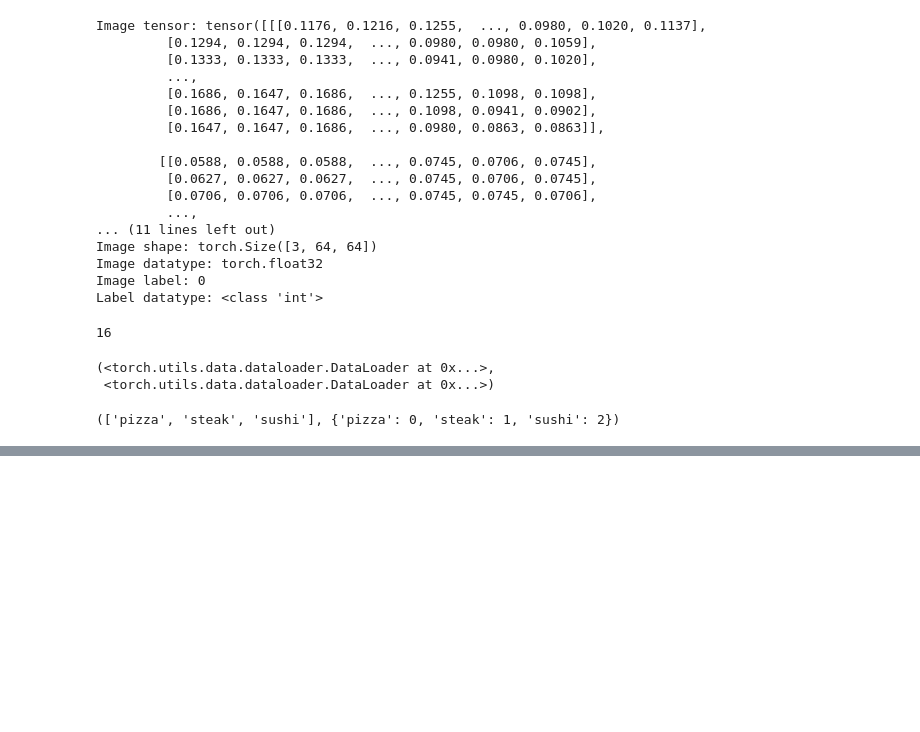
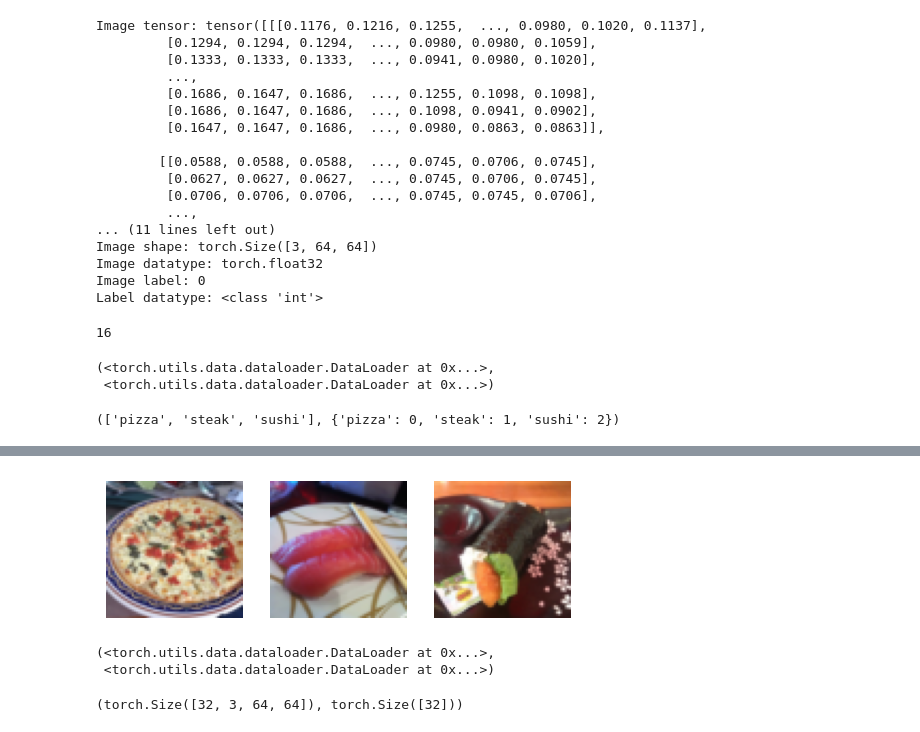
Before and after one commit to LeonardPuettmann/pytorch-deep-learning, a Jupyter notebook: 04_custom_datasets.ipynb, the cells around one changed output, grey strips where cells are left out. Drawn from its saved outputs; the diff is of its cells as text; code cells hidden in the pictures; blank space fills up the shorter version.

```diff
--- a/04_custom_datasets.ipynb
+++ b/04_custom_datasets.ipynb
@@ -298,0 +349,6 @@ train_data.classes, train_data.class_to_idx
+# %%
+train_tranforms = transforms.Compose([
+    transforms.Resize(size=(64, 64)),
+    transforms.RandomHorizontalFlip(p=0.05),
+    transforms.ToTensor()
+])
@@ -298,0 +427,37 @@ train_data.classes, train_data.class_to_idx
+# %%
+display_random_images(
+    train_data_custom,
+    n=3,
+    classes=class_names,
+    seed=None
+)
+# %% [output]
+[figure, added]
+# %%
+from torch.utils.data import DataLoader
+
+BATCH_SIZE = 32
+
+train_dataloader_custom = DataLoader(
+    dataset=train_data_custom,
+    batch_size=BATCH_SIZE,
+    num_workers=0,
+    shuffle=True
+)
+
+test_dataloader_custom = DataLoader(
+    dataset=test_data_custom,
+    batch_size=BATCH_SIZE,
+    num_workers=0,
+    shuffle=False
+)
+
+train_dataloader_custom, test_dataloader_custom
+# %% [output]
+(<torch.utils.data.dataloader.DataLoader at 0x...>,
+ <torch.utils.data.dataloader.DataLoader at 0x...>)
+# %%
+img_custom, label_custom = next(iter(train_dataloader_custom))
+img_custom.shape, label_custom.shape
+# %% [output]
+(torch.Size([32, 3, 64, 64]), torch.Size([32]))
```
Also changed, not shown: parts of 38 cells of this notebook, 13 other files.
